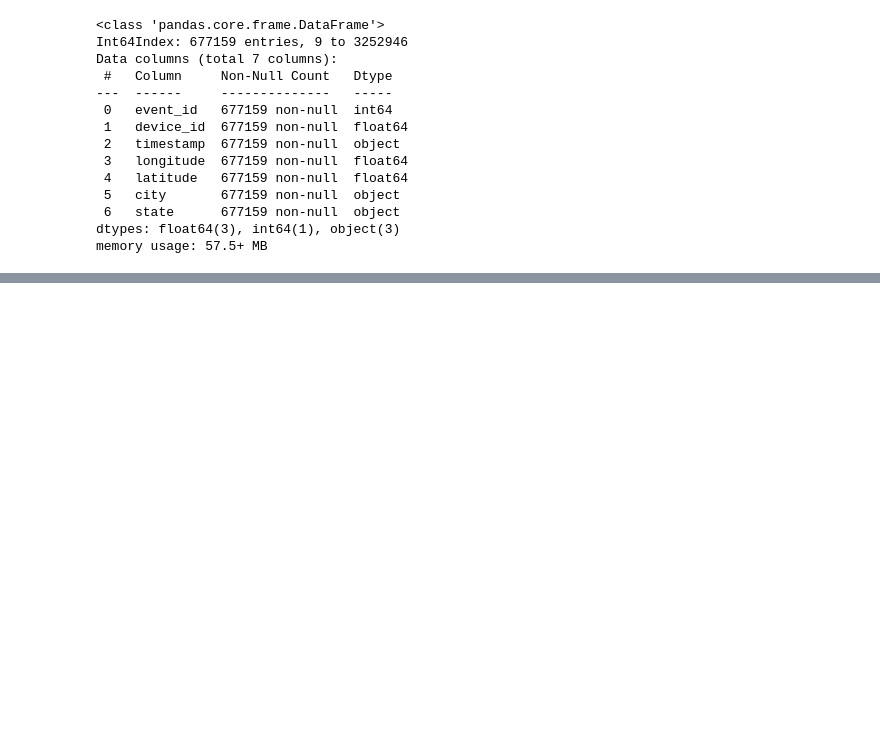
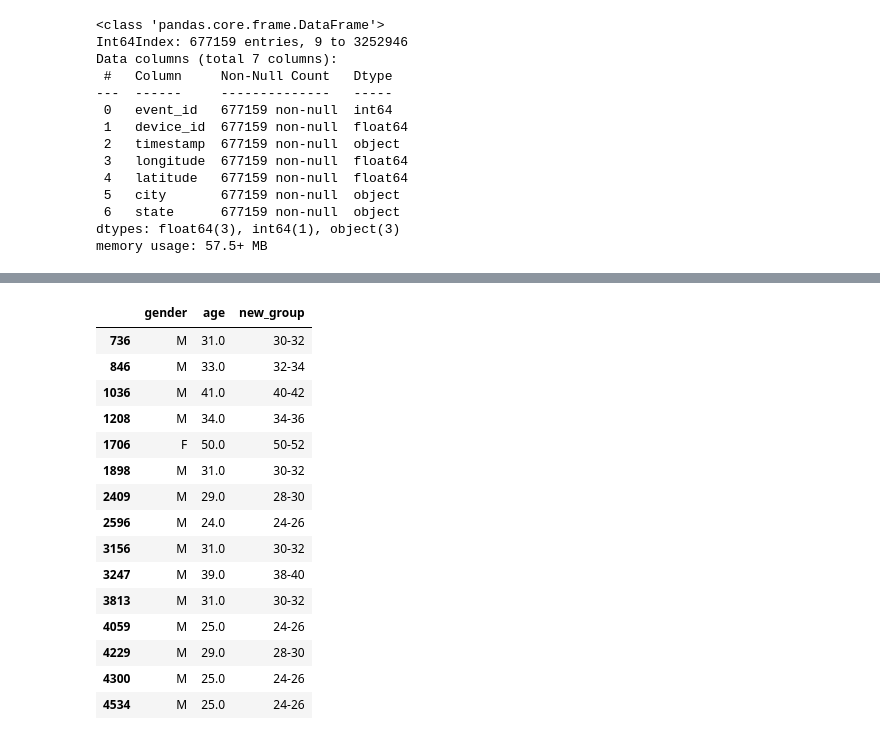
Before and after one commit to Drakus98/Capstone_1, a Jupyter notebook: Capstone_Project.ipynb, the cells around one changed output, grey strips where cells are left out. Cells and saved outputs as stored; diff of their text form; code cells hidden in the pictures; blank space fills up the shorter version.

```diff
--- a/Capstone_Project.ipynb
+++ b/Capstone_Project.ipynb
@@ -349,3 +332,22 @@ round_age(31)
+# %%
+update_dataframe[0:15]
+# %% [output]
+|  | gender | age | new_group |
+| 736 | M | 31.0 | 30-32 |
+| 846 | M | 33.0 | 32-34 |
+| 1036 | M | 41.0 | 40-42 |
+| 1208 | M | 34.0 | 34-36 |
+| 1706 | F | 50.0 | 50-52 |
+| 1898 | M | 31.0 | 30-32 |
+| 2409 | M | 29.0 | 28-30 |
+| 2596 | M | 24.0 | 24-26 |
+| 3156 | M | 31.0 | 30-32 |
+| 3247 | M | 39.0 | 38-40 |
+| 3813 | M | 31.0 | 30-32 |
+| 4059 | M | 25.0 | 24-26 |
+| 4229 | M | 29.0 | 28-30 |
+| 4300 | M | 25.0 | 24-26 |
+| 4534 | M | 25.0 | 24-26 |
 # %%
 dfm.info(show_counts=True)
 # %% [output]
```
Also changed, not shown: parts of 13 cells of this notebook.
